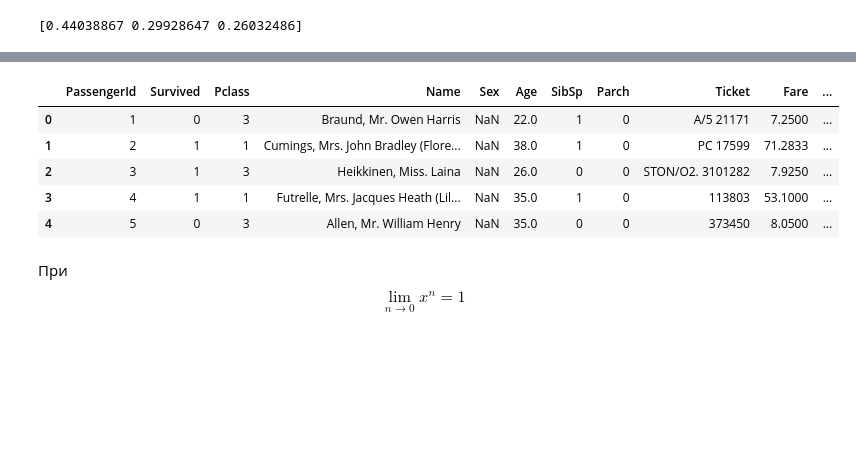
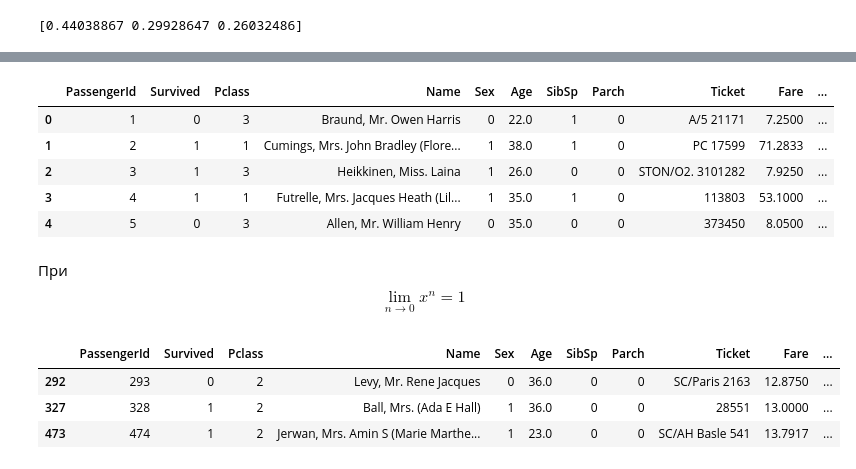
Before and after one commit to Shar170/Titanic-Data-Science-Study, a Jupyter notebook: Untitled.ipynb, the cells around one changed output, grey strips where cells are left out. Saved outputs shown, nothing was run; the diff lists cells and outputs as text; code cells hidden in the pictures; blank space fills up the shorter version.

```diff
--- a/Untitled.ipynb
+++ b/Untitled.ipynb
@@ -273,23 +263,34 @@ dtype: int64
 # %%
 #предварительная подготовка данных
 df_train4 = df_train3.copy()
 
 meanAge = df_train4['Age'].mean()
 df_train4['Age'] = df_train4['Age'].fillna(meanAge) #заполянем не указанные возрасты средними значениями
-meanCab = df_train4['numCab'].mean()
 
-df_train4['numCab'] = df_train4['numCab'].fillna(0) #неуказанные номера кабины указываем явным для нас видом как 0
+meanCab = df_train3['numCab'].map(pd.to_numeric).mean()
+df_train4.numCab = df_train4.numCab.map(pd.to_numeric)
+
+#df_train4.numCab =  df_train4.numCab.map({0.0:meanCab}) #неуказанные номера кабины указываем явным для нас видом как среднее значение от всех кабин
+df_train4['numCab'] = df_train4['numCab'].fillna(meanCab)
+
 df_train4['Embarked'] = df_train4['Embarked'].fillna("S")
 df_train4['Sex'] = df_train['Sex'].map({'male':0, 'female':1})#пол меням в цифровой вид
 df_train4['sector'] =  df_train4['sector'].map({'X':0, 'A':1, 'B':2, 'C':3, 'D':4, 'E':5, 'F':6, 'G':7, 'T':8})
 
 df_train4.head()
 # %% [output]
 |  | PassengerId | Survived | Pclass | Name | Sex | Age | SibSp | Parch | Ticket | Fare | ... |
-| 0 | 1 | 0 | 3 | Braund, Mr. Owen Harris | NaN | 22.0 | 1 | 0 | A/5 21171 | 7.2500 | ... |
-| 1 | 2 | 1 | 1 | Cumings, Mrs. John Bradley (Flore... | NaN | 38.0 | 1 | 0 | PC 17599 | 71.2833 | ... |
-| 2 | 3 | 1 | 3 | Heikkinen, Miss. Laina | NaN | 26.0 | 0 | 0 | STON/O2. 3101282 | 7.9250 | ... |
-| 3 | 4 | 1 | 1 | Futrelle, Mrs. Jacques Heath (Lil... | NaN | 35.0 | 1 | 0 | 113803 | 53.1000 | ... |
-| 4 | 5 | 0 | 3 | Allen, Mr. William Henry | NaN | 35.0 | 0 | 0 | 373450 | 8.0500 | ... |
+| 0 | 1 | 0 | 3 | Braund, Mr. Owen Harris | 0 | 22.0 | 1 | 0 | A/5 21171 | 7.2500 | ... |
+| 1 | 2 | 1 | 1 | Cumings, Mrs. John Bradley (Flore... | 1 | 38.0 | 1 | 0 | PC 17599 | 71.2833 | ... |
+| 2 | 3 | 1 | 3 | Heikkinen, Miss. Laina | 1 | 26.0 | 0 | 0 | STON/O2. 3101282 | 7.9250 | ... |
+| 3 | 4 | 1 | 1 | Futrelle, Mrs. Jacques Heath (Lil... | 1 | 35.0 | 1 | 0 | 113803 | 53.1000 | ... |
+| 4 | 5 | 0 | 3 | Allen, Mr. William Henry | 0 | 35.0 | 0 | 0 | 373450 | 8.0500 | ... |
 # %% [markdown]
 При   $$ \lim\limits_{n \to 0}x^n = 1$$
+# %%
+df_train4[df_train4.Cabin == 'D']
+# %% [output]
+|  | PassengerId | Survived | Pclass | Name | Sex | Age | SibSp | Parch | Ticket | Fare | ... |
+| 292 | 293 | 0 | 2 | Levy, Mr. Rene Jacques | 0 | 36.0 | 0 | 0 | SC/Paris 2163 | 12.8750 | ... |
+| 327 | 328 | 1 | 2 | Ball, Mrs. (Ada E Hall) | 1 | 36.0 | 0 | 0 | 28551 | 13.0000 | ... |
+| 473 | 474 | 1 | 2 | Jerwan, Mrs. Amin S (Marie Marthe... | 1 | 23.0 | 0 | 0 | SC/AH Basle 541 | 13.7917 | ... |
```
Also changed, not shown: parts of 1 cell of this notebook, 1 other file.
